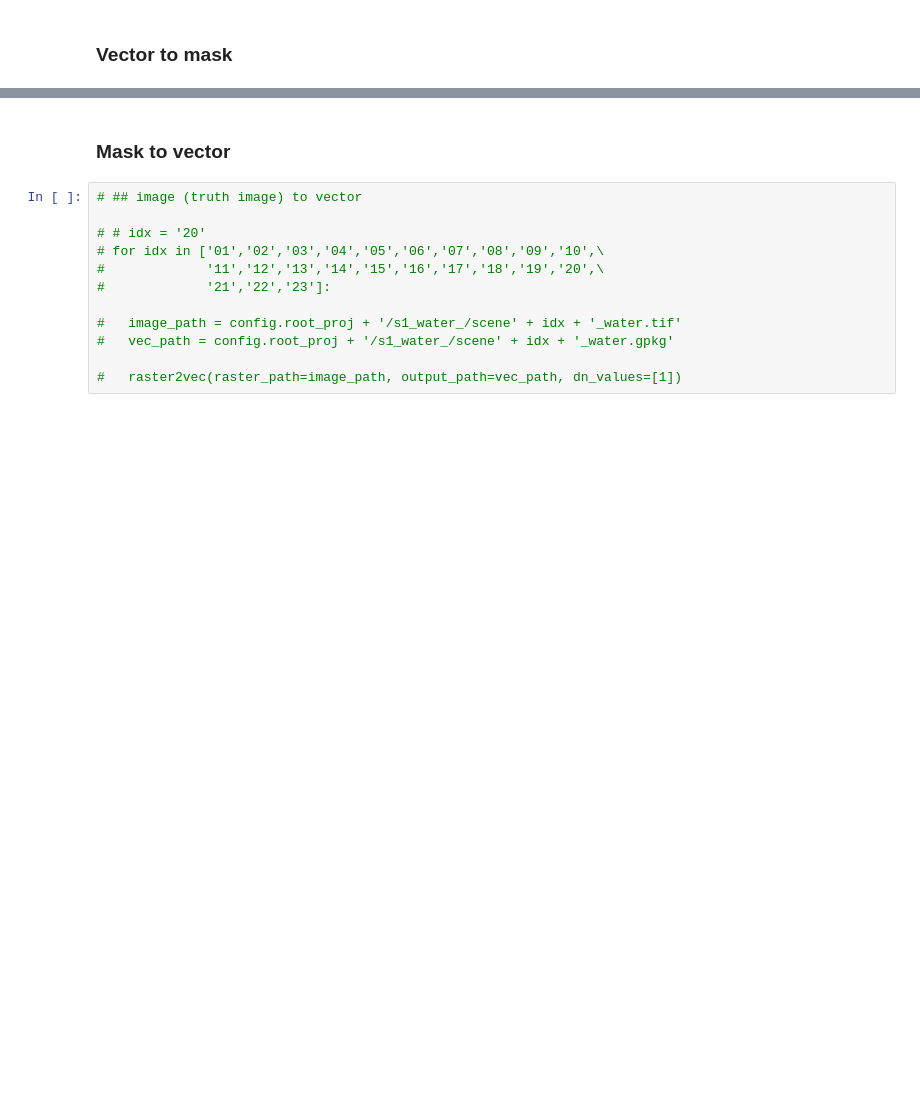
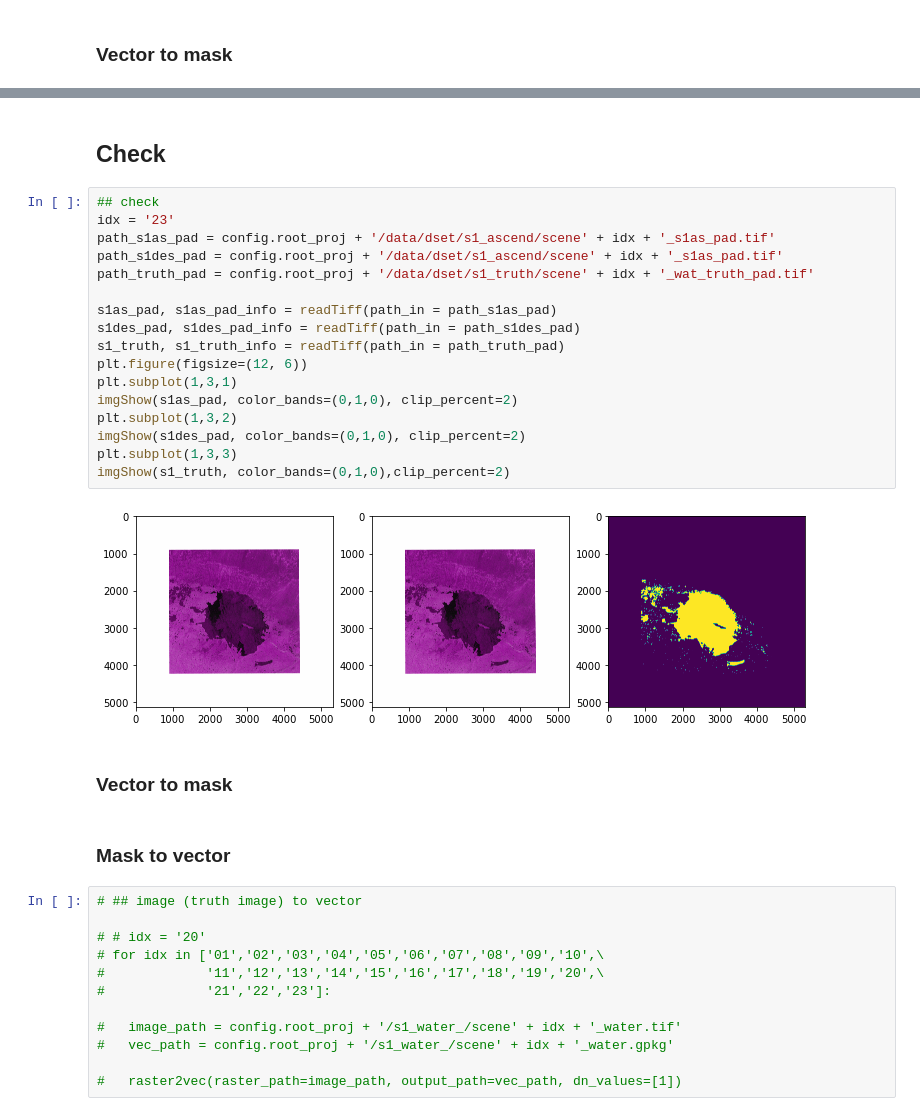
Before and after one commit to xinluo2018/Tibet-Water-2020, a Jupyter notebook: notebooks/vec_mask_padding.ipynb, the cells around one changed output, grey strips where cells are left out. Drawn from its saved outputs; the diff is of its cells as text; blank space fills up the shorter version.

```diff
--- a/notebooks/vec_mask_padding.ipynb
+++ b/notebooks/vec_mask_padding.ipynb
@@ -109,3 +112,26 @@ imgShow(s1_truth, color_bands=(0,1,0),clip_percent=2)
+# %% [markdown]
+## Check
+# %%
+## check
+idx = '23'
+path_s1as_pad = config.root_proj + '/data/dset/s1_ascend/scene' + idx + '_s1as_pad.tif'
+path_s1des_pad = config.root_proj + '/data/dset/s1_ascend/scene' + idx + '_s1as_pad.tif'
+path_truth_pad = config.root_proj + '/data/dset/s1_truth/scene' + idx + '_wat_truth_pad.tif'
+
+s1as_pad, s1as_pad_info = readTiff(path_in = path_s1as_pad)
+s1des_pad, s1des_pad_info = readTiff(path_in = path_s1des_pad)
+s1_truth, s1_truth_info = readTiff(path_in = path_truth_pad)
+plt.figure(figsize=(12, 6))
+plt.subplot(1,3,1)
+imgShow(s1as_pad, color_bands=(0,1,0), clip_percent=2)
+plt.subplot(1,3,2)
+imgShow(s1des_pad, color_bands=(0,1,0), clip_percent=2)
+plt.subplot(1,3,3)
+imgShow(s1_truth, color_bands=(0,1,0),clip_percent=2)
+# %% [output]
+[figure, added]
+# %% [markdown]
+### Vector to mask
 # %% [markdown]
 ### Mask to vector
 # %%
```
Also changed, not shown: parts of 8 cells of this notebook, 16 other files.
